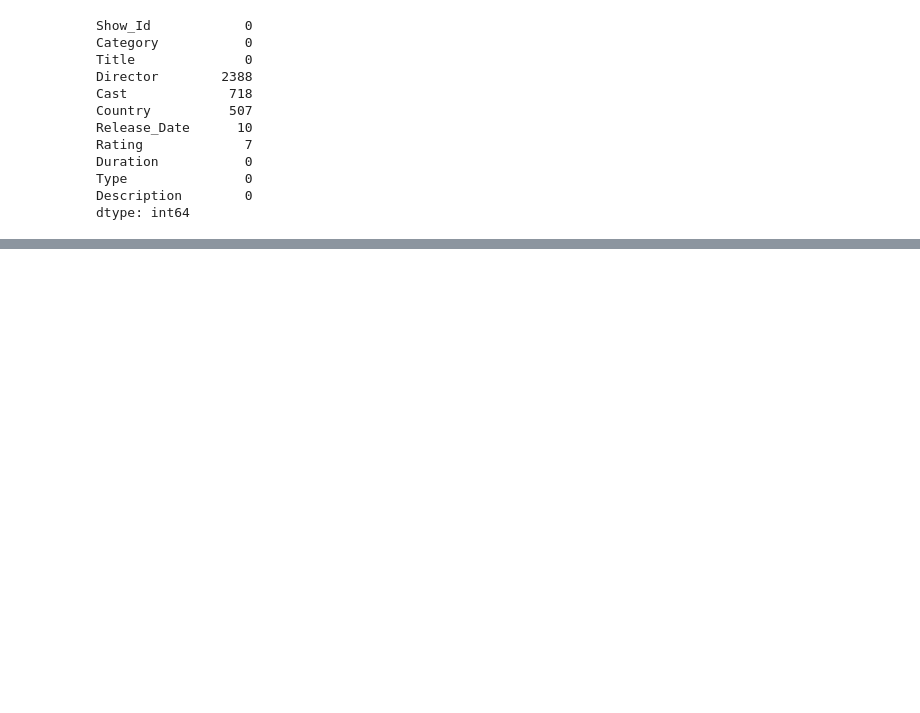
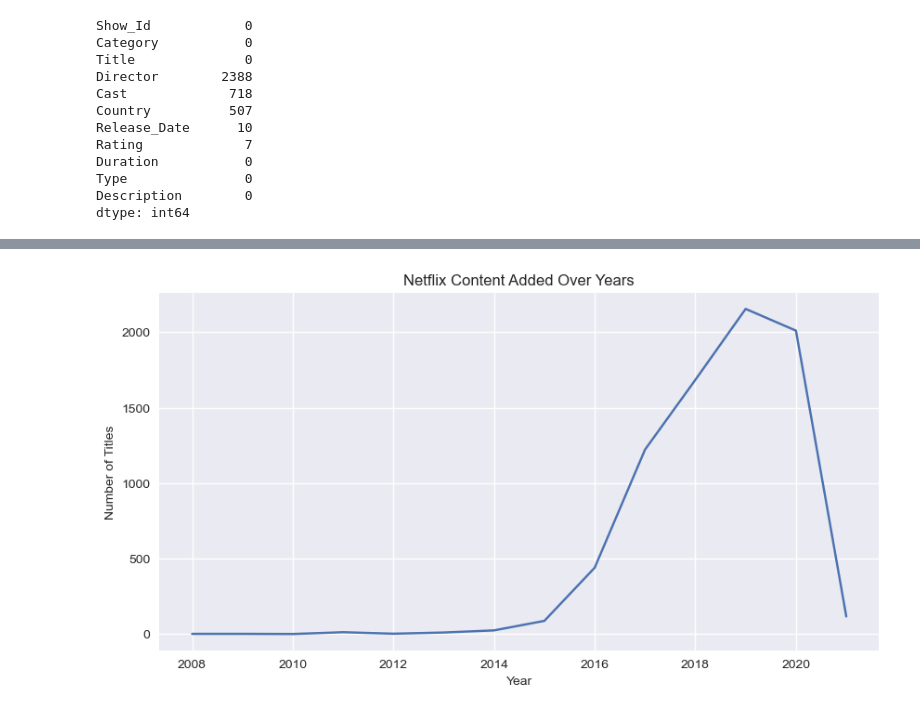
Before and after one commit to AfraBinteAzad/Netflix-Content-Analysis-Data-Cleaning-EDA-Insights-Using-Python, a Jupyter notebook: code.ipynb, the cells around one changed output, grey strips where cells are left out. Cells and saved outputs as stored; diff of their text form; code cells hidden in the pictures; blank space fills up the shorter version.

```diff
--- a/code.ipynb
+++ b/code.ipynb
@@ -70,0 +142,11 @@ dtype: int64
+# %%
+yearly_content = df['Year'].value_counts().sort_index()
+
+plt.figure(figsize=(10,5))
+yearly_content.plot(kind='line')
+plt.title("Netflix Content Added Over Years")
+plt.xlabel("Year")
+plt.ylabel("Number of Titles")
+plt.show()
+# %% [output]
+[figure, added]
```
Also changed, not shown: parts of 17 cells of this notebook, 9 other files.
